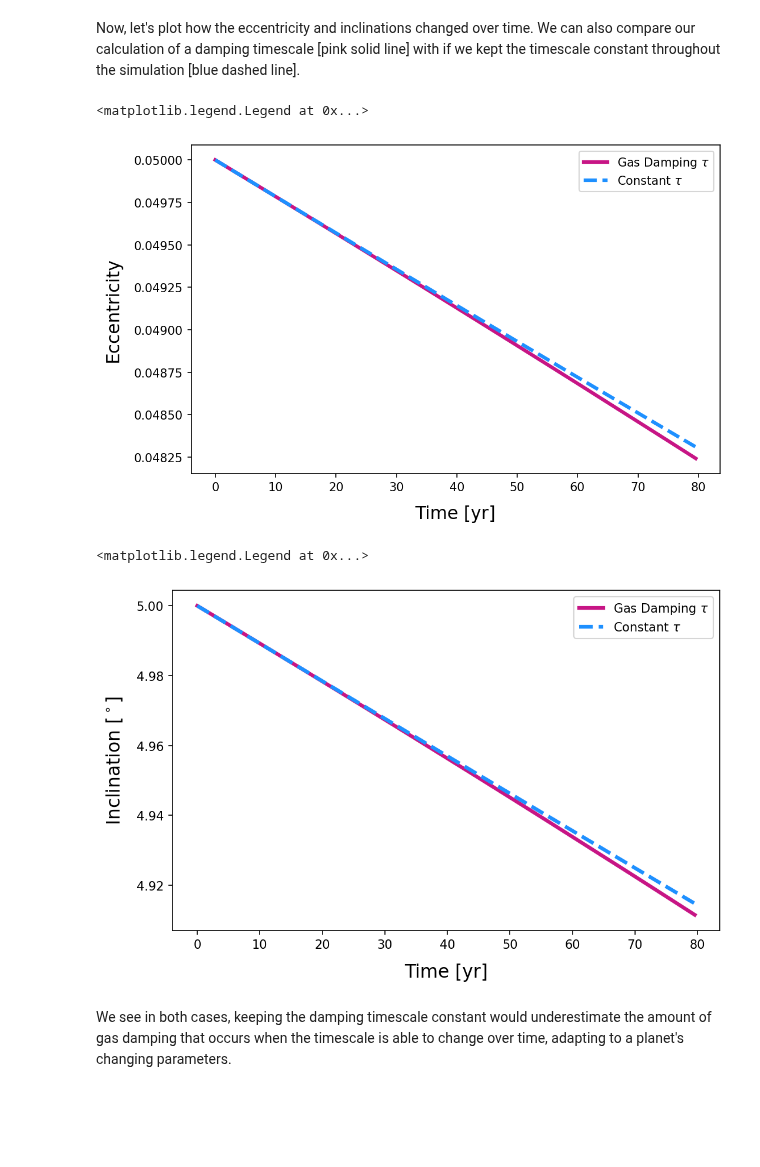
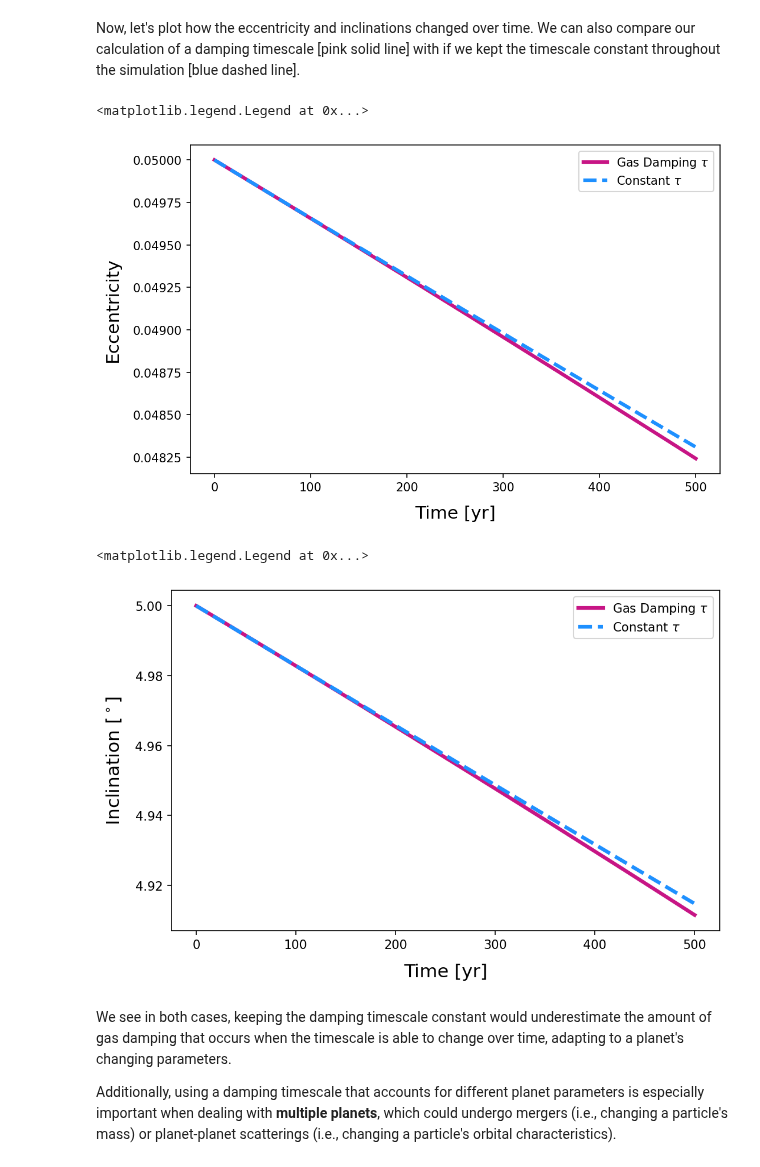
Before and after one commit to dtamayo/reboundx, a Jupyter notebook: ipython_examples/GasDampingTimescale.ipynb, the cells around one changed output. Cells and saved outputs as stored; diff of their text form; code cells hidden in the pictures; blank space fills up the shorter version.

Commit message:
modified gas damping timescale

```diff
--- a/ipython_examples/GasDampingTimescale.ipynb
+++ b/ipython_examples/GasDampingTimescale.ipynb
@@ -150,25 +153,27 @@ Now, let's plot how the eccentricity and inclinations changed over time.  We can
 ecc_const_tau = e0*np.exp(-times/calc_tau(d=5, m=3e-6, a=0.1, e=e0, i=inc0))
 
 fig = plt.figure(figsize=(8,5), dpi=150)
-plt.plot(times/(2*np.pi), ecc, color='mediumvioletred', linewidth=3, label=r'Gas Damping $\tau$')
-plt.plot(times/(2*np.pi), ecc_const_tau, color='dodgerblue', linestyle='dashed', linewidth=3, label=r'Constant $\tau$')
+plt.plot(times, ecc, color='mediumvioletred', linewidth=3, label=r'Gas Damping $\tau$')
+plt.plot(times, ecc_const_tau, color='dodgerblue', linestyle='dashed', linewidth=3, label=r'Constant $\tau$')
 plt.ylabel('Eccentricity', fontsize=15, labelpad=10)
 plt.xlabel('Time [yr]', fontsize=15, labelpad=10)
 plt.legend()
 # %% [output]
 <matplotlib.legend.Legend at 0x...>
-[figure, old version]
+[figure, new version]
 # %%
 inc_const_tau = inc0*np.exp(-times/(2*calc_tau(d=5, m=3e-6, a=0.1, e=e0, i=inc0)))
 
 fig = plt.figure(figsize=(8,5), dpi=150)
-plt.plot(times/(2*np.pi), inc*180/np.pi, color='mediumvioletred', linewidth=3, label=r'Gas Damping $\tau$')
-plt.plot(times/(2*np.pi), inc_const_tau*180/np.pi, color='dodgerblue', linestyle='dashed', linewidth=3, label=r'Constant $\tau$')
+plt.plot(times, inc*180/np.pi, color='mediumvioletred', linewidth=3, label=r'Gas Damping $\tau$')
+plt.plot(times, inc_const_tau*180/np.pi, color='dodgerblue', linestyle='dashed', linewidth=3, label=r'Constant $\tau$')
 plt.ylabel(r'Inclination [$^\circ$]', fontsize=15, labelpad=10)
 plt.xlabel('Time [yr]', fontsize=15, labelpad=10)
 plt.legend()
 # %% [output]
 <matplotlib.legend.Legend at 0x...>
-[figure, old version]
+[figure, new version]
 # %% [markdown]
 We see in both cases, keeping the damping timescale constant would underestimate the amount of gas damping that occurs when the timescale is able to change over time, adapting to a planet's changing parameters.
+
+Additionally, using a damping timescale that accounts for different planet parameters is especially important when dealing with **multiple planets**, which could undergo mergers (i.e., changing a particle's mass) or planet-planet scatterings (i.e., changing a particle's orbital characteristics).
```
Also changed, not shown: parts of 1 cell of this notebook.
